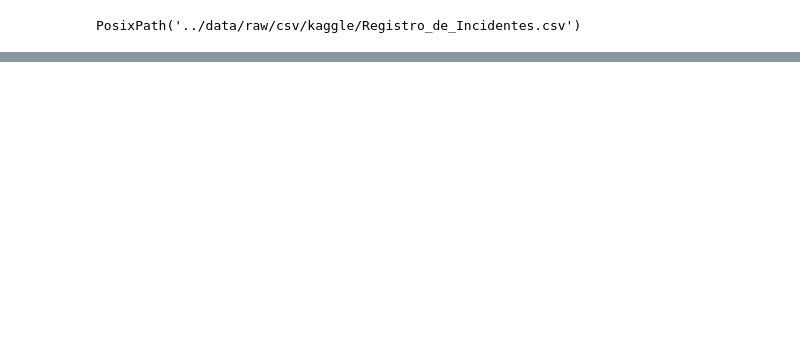
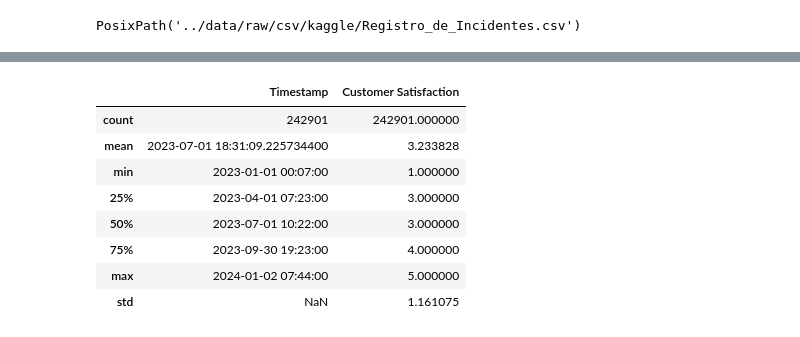
Before and after one commit to pedroeckel/predictive-rca, a Jupyter notebook: notebooks/experiments_kaggle.ipynb, the cells around one changed output, grey strips where cells are left out. Cells and saved outputs as stored; diff of their text form; code cells hidden in the pictures; blank space fills up the shorter version.

```diff
--- a/notebooks/experiments_kaggle.ipynb
+++ b/notebooks/experiments_kaggle.ipynb
@@ -45,0 +54,12 @@ head, overview
+# %%
+df_events_incidents.describe()
+# %% [output]
+|  | Timestamp | Customer Satisfaction |
+| count | 242901 | 242901.000000 |
+| mean | 2023-07-01 18:31:09.225734400 | 3.233828 |
+| min | 2023-01-01 00:07:00 | 1.000000 |
+| 25% | 2023-04-01 07:23:00 | 3.000000 |
+| 50% | 2023-07-01 10:22:00 | 3.000000 |
+| 75% | 2023-09-30 19:23:00 | 4.000000 |
+| max | 2024-01-02 07:44:00 | 5.000000 |
+| std | NaN | 1.161075 |
```
Also changed, not shown: parts of 5 cells of this notebook, 3 other files.
